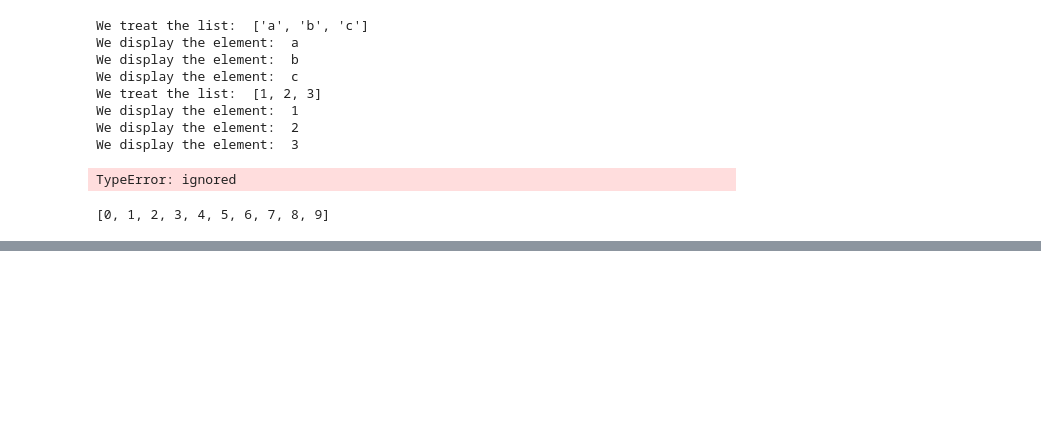
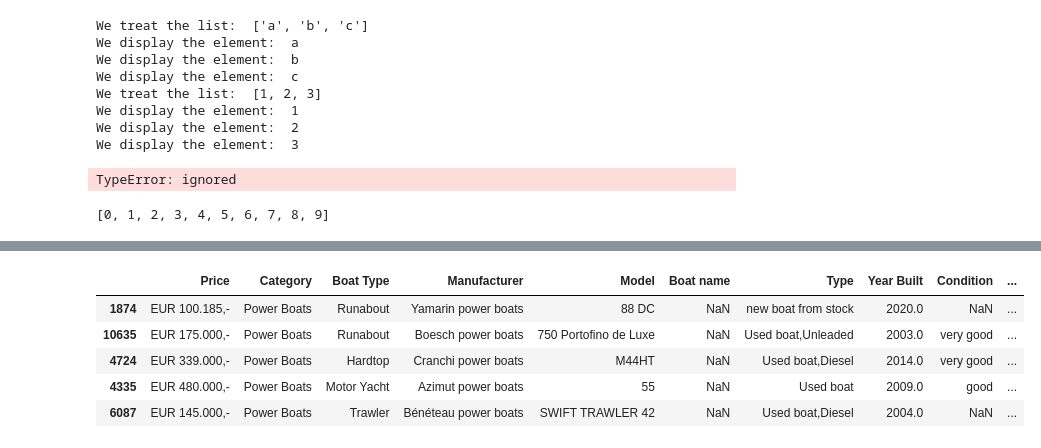
Before and after one commit to guillaumeovf/CarLoanDefault, a Jupyter notebook: Boat_Price.ipynb, the cells around one changed output, grey strips where cells are left out. Saved outputs shown, nothing was run; the diff lists cells and outputs as text; code cells hidden in the pictures; blank space fills up the shorter version.

```diff
--- a/Boat_Price.ipynb
+++ b/Boat_Price.ipynb
@@ -217,0 +304,9 @@ last_list
+# %%
+df.sample(n=5, random_state=893717398)
+# %% [output]
+|  | Price | Category | Boat Type | Manufacturer | Model | Boat name | Type | Year Built | Condition | ... |
+| 1874 | EUR 100.185,- | Power Boats | Runabout | Yamarin power boats | 88 DC | NaN | new boat from stock | 2020.0 | NaN | ... |
+| 10635 | EUR 175.000,- | Power Boats | Runabout | Boesch power boats | 750 Portofino de Luxe | NaN | Used boat,Unleaded | 2003.0 | very good | ... |
+| 4724 | EUR 339.000,- | Power Boats | Hardtop | Cranchi power boats | M44HT | NaN | Used boat,Diesel | 2014.0 | very good | ... |
+| 4335 | EUR 480.000,- | Power Boats | Motor Yacht | Azimut power boats | 55 | NaN | Used boat | 2009.0 | good | ... |
+| 6087 | EUR 145.000,- | Power Boats | Trawler | Bénéteau power boats | SWIFT TRAWLER 42 | NaN | Used boat,Diesel | 2004.0 | NaN | ... |
```
Also changed, not shown: parts of 6 cells of this notebook.
